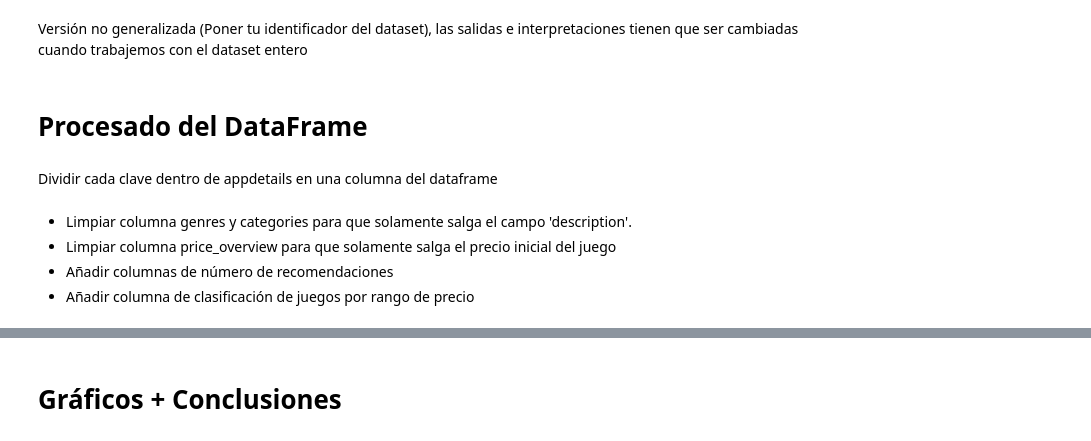
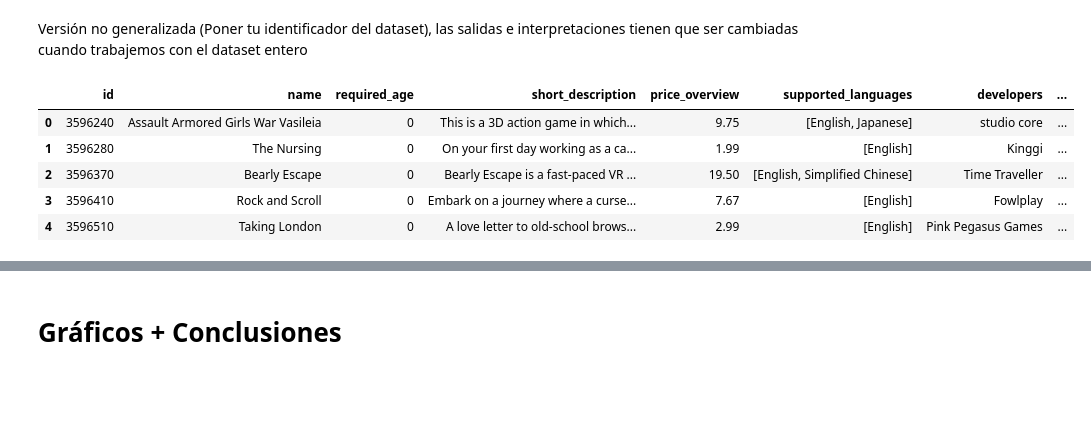
Before and after one commit to UCM-GIDIA-PD1/c2526-R4, a Jupyter notebook: src/2_Analisis/Analisis_distribucion_precios.ipynb, the cells around one changed output, grey strips where cells are left out. Drawn from its saved outputs; the diff is of its cells as text; code cells hidden in the pictures; blank space fills up the shorter version.

```diff
--- a/src/2_Analisis/Analisis_distribucion_precios.ipynb
+++ b/src/2_Analisis/Analisis_distribucion_precios.ipynb
@@ -14,22 +14,12 @@ from pathlib import Path
 # %% [markdown]
 Versión no generalizada (Poner tu identificador del dataset), las salidas e interpretaciones tienen que ser cambiadas cuando trabajemos con el dataset entero
 # %%
-base_dir = Path().resolve().parents[1] # Nos situamos en la carpeta del proyecto
-data_dir = base_dir / 'data' # cd data
-
-# No usa variable de entorno pues la ruta será el archivo final con todos los juegos,
-# no partes individuales de cada identificador
-ruta = Path(data_dir / f'info_steam_games_3.json.gz')
-
-if not ruta.exists():
-    raise FileNotFoundError(f'No se encuentra la ruta: {ruta}')
-
-with gzip.open(ruta, 'rt', encoding='UTF-8') as f:
-    data = json.load(f)
-
-df = pd.DataFrame(data['data'])
-df
+df = pd.read_parquet('../../data/games_info.parquet')
+df.head(5)
+# %% [output]
+|  | id | name | required_age | short_description | price_overview | supported_languages | developers | ... |
+| 0 | 3596240 | Assault Armored Girls War Vasileia | 0 | This is a 3D action game in which... | 9.75 | [English, Japanese] | studio core | ... |
+| 1 | 3596280 | The Nursing | 0 | On your first day working as a ca... | 1.99 | [English] | Kinggi | ... |
+| 2 | 3596370 | Bearly Escape | 0 | Bearly Escape is a fast-paced VR ... | 19.50 | [English, Simplified Chinese] | Time Traveller | ... |
+| 3 | 3596410 | Rock and Scroll | 0 | Embark on a journey where a curse... | 7.67 | [English] | Fowlplay | ... |
+| 4 | 3596510 | Taking London | 0 | A love letter to old-school brows... | 2.99 | [English] | Pink Pegasus Games | ... |
-# %% [markdown]
-# Procesado del DataFrame
-# %% [markdown]
-Dividir cada clave dentro de appdetails en una columna del dataframe
@@ -40,5 +25,0 @@ df
-# %% [markdown]
-- Limpiar columna genres y categories para que solamente salga el campo 'description'.
-- Limpiar columna price_overview para que solamente salga el precio inicial del juego
-- Añadir columnas de número de recomendaciones
-- Añadir columna de clasificación de juegos por rango de precio
```
Also changed, not shown: parts of 9 cells of this notebook, 14 other files.
